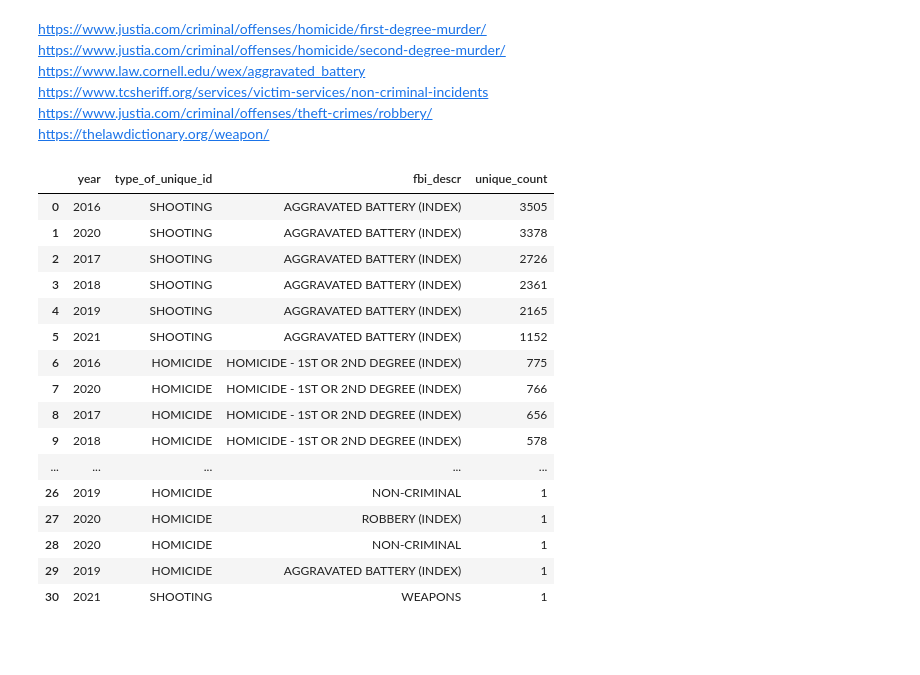
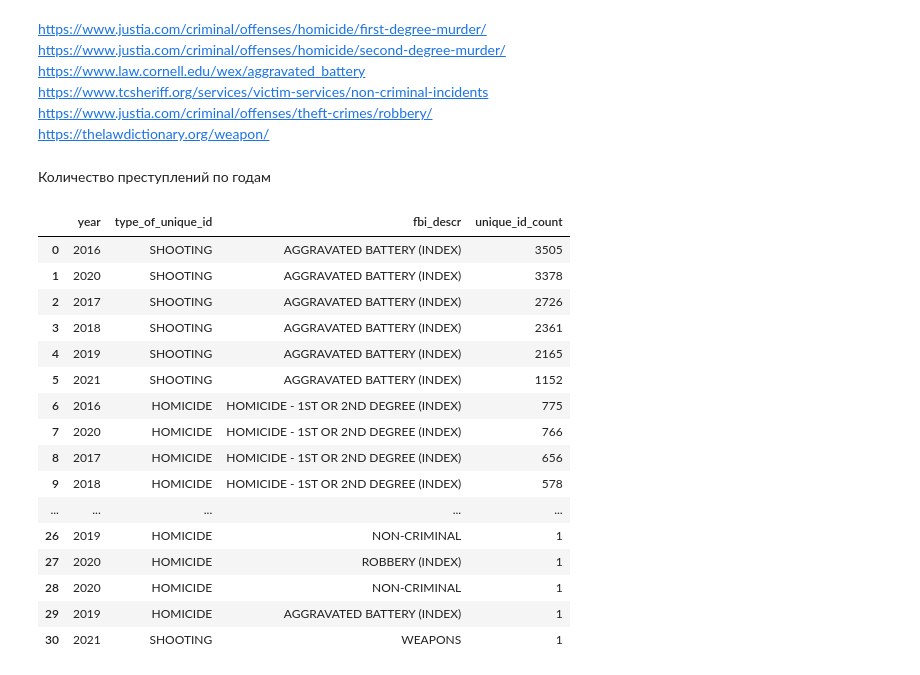
Before and after one commit to RomanD83/violence_reduction, a Jupyter notebook: vr.ipynb, the cells around one changed output. Cells and saved outputs as stored; diff of their text form; code cells hidden in the pictures; blank space fills up the shorter version.

```diff
--- a/vr.ipynb
+++ b/vr.ipynb
@@ -33,7 +33,7 @@ df.head(3)
 | 2 | JE241639 | 05/24/2021 09:05:00 PM | 500 S OAKLEY BLVD | FATAL SHOOTING | HOM-JE241639-1 | 60612 | 28 | NEAR WEST SIDE | ... |
 3 rows × 25 columns
 # %%
-df.columns = df.columns.str.lower()
+df.columns = df.columns.str.lower().str.replace(' ', '_')
 # %%
 df.head(3)
 # %% [output]
@@ -186,14 +186,17 @@ https://www.law.cornell.edu/wex/aggravated_battery
 https://www.tcsheriff.org/services/victim-services/non-criminal-incidents
 https://www.justia.com/criminal/offenses/theft-crimes/robbery/
 https://thelawdictionary.org/weapon/
+# %% [markdown]
+Количество преступлений по годам
 # %%
-df\
+year = df\
     .groupby(['year', 'type_of_unique_id', 'fbi_descr'])\
-    .agg(unique_count=('unique_id', 'count'))\
-    .sort_values('unique_count', ascending=False)\
+    .agg(unique_id_count=('unique_id', 'count'))\
+    .sort_values('unique_id_count', ascending=False)\
     .reset_index()
+year
 # %% [output]
-|  | year | type_of_unique_id | fbi_descr | unique_count |
+|  | year | type_of_unique_id | fbi_descr | unique_id_count |
 | 0 | 2016 | SHOOTING | AGGRAVATED BATTERY (INDEX) | 3505 |
 | 1 | 2020 | SHOOTING | AGGRAVATED BATTERY (INDEX) | 3378 |
 | 2 | 2017 | SHOOTING | AGGRAVATED BATTERY (INDEX) | 2726 |
```
Also changed, not shown: parts of 32 cells of this notebook.
